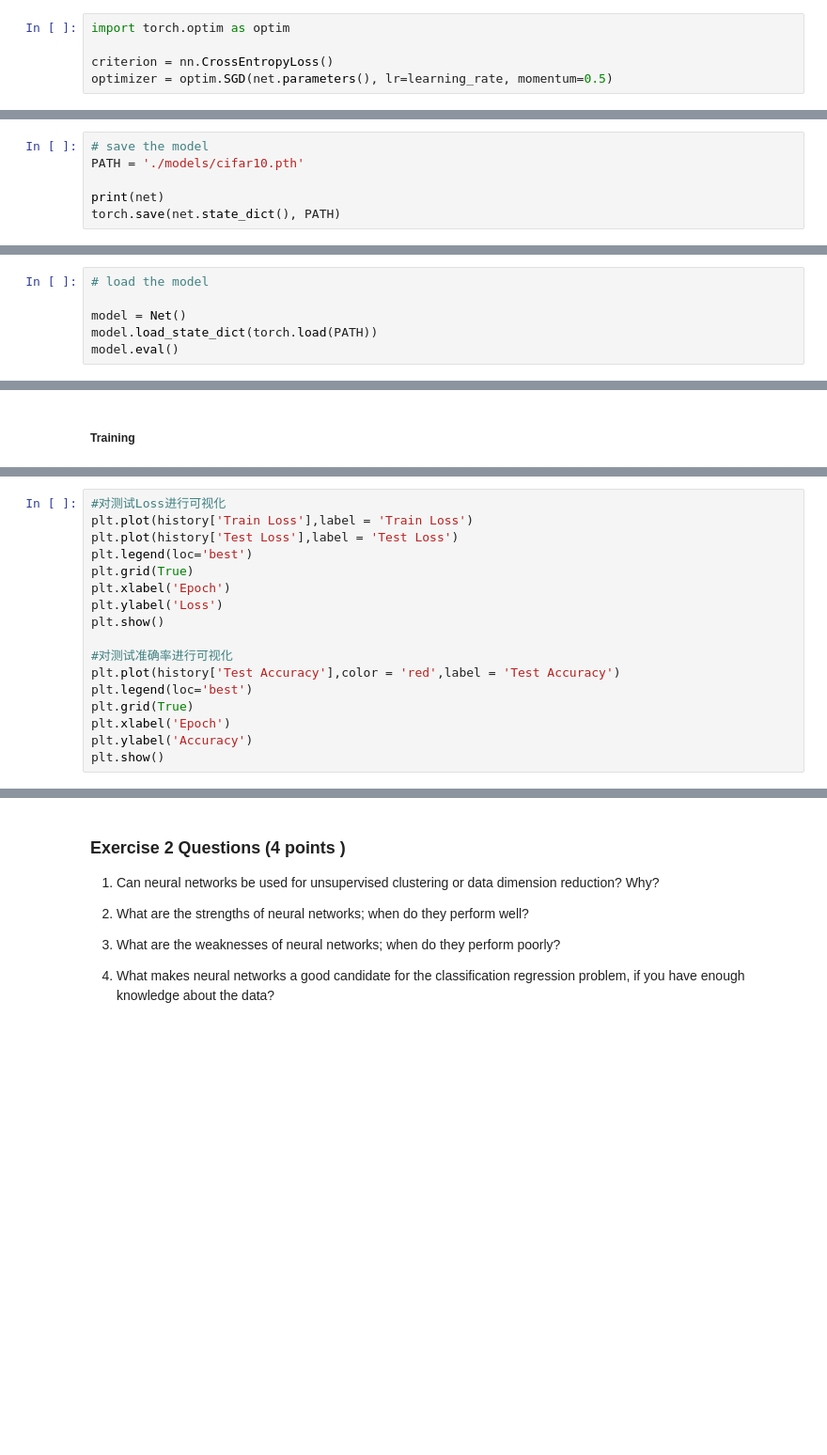
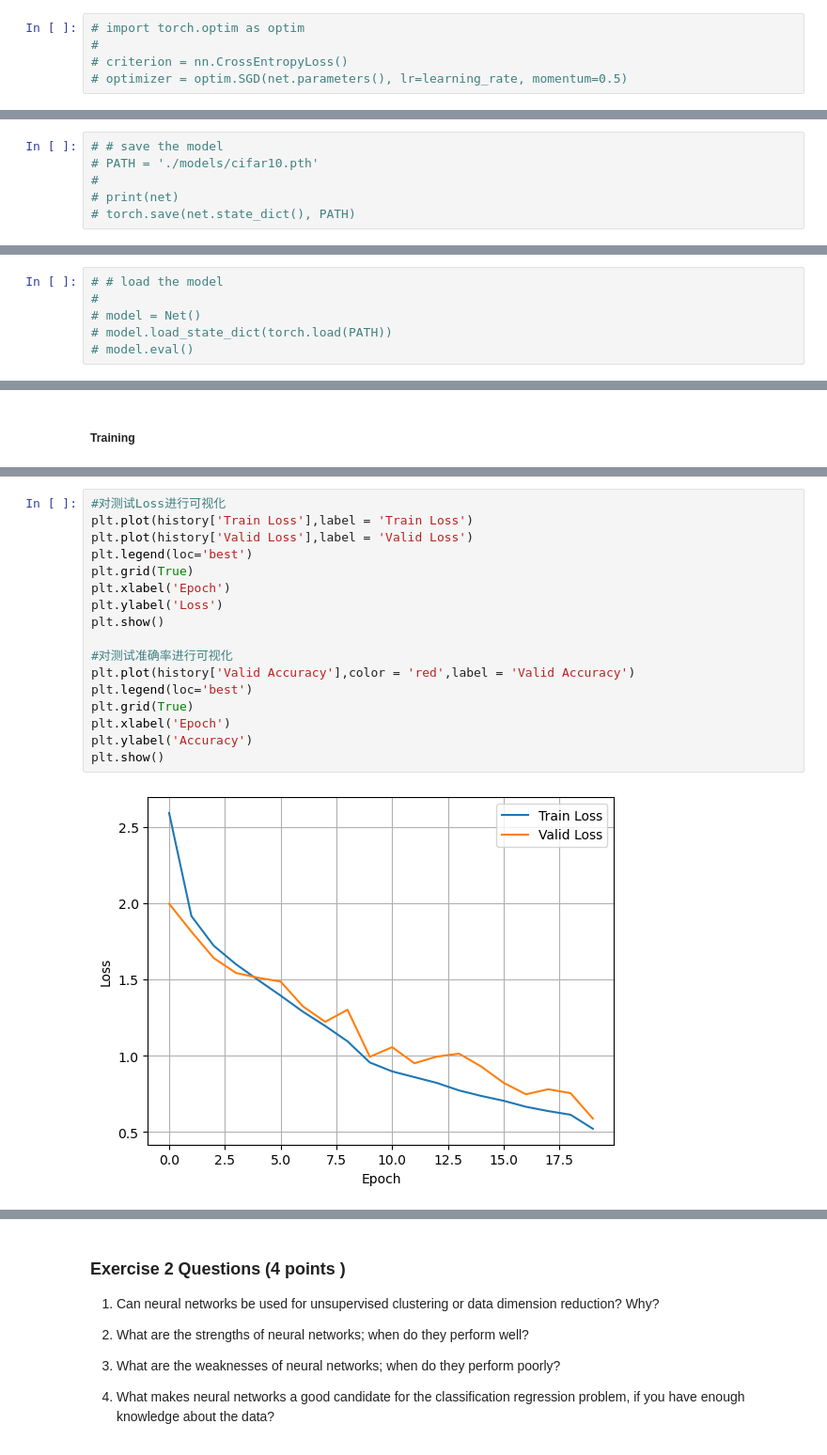
Before and after one commit to inkfin/Machine-Learning-2022F, a Jupyter notebook: Lab8.Convolutional Neural Network/Lab08_11912911_张子越.ipynb, the cells around one changed output, grey strips where cells are left out. Shown at 94% size. Cells and saved outputs as stored; diff of their text form; blank space fills up the shorter version.

```diff
--- a/Lab8.Convolutional Neural Network/Lab08_11912911_张子越.ipynb
+++ b/Lab8.Convolutional Neural Network/Lab08_11912911_张子越.ipynb
@@ -110,6 +163,6 @@ Net(
 # %%
-import torch.optim as optim
-
-criterion = nn.CrossEntropyLoss()
-optimizer = optim.SGD(net.parameters(), lr=learning_rate, momentum=0.5)
+# import torch.optim as optim
+#
+# criterion = nn.CrossEntropyLoss()
+# optimizer = optim.SGD(net.parameters(), lr=learning_rate, momentum=0.5)
 # %%
@@ -187,6 +238,6 @@ Finished Training
 # %%
-# save the model
-PATH = './models/cifar10.pth'
-
-print(net)
-torch.save(net.state_dict(), PATH)
+# # save the model
+# PATH = './models/cifar10.pth'
+#
+# print(net)
+# torch.save(net.state_dict(), PATH)
@@ -203,7 +244,7 @@ RuntimeError: Parent directory ./models does not exist.
 # %%
-# load the model
-
-model = Net()
-model.load_state_dict(torch.load(PATH))
-model.eval()
+# # load the model
+#
+# model = Net()
+# model.load_state_dict(torch.load(PATH))
+# model.eval()
 # %%
@@ -513,17 +619,19 @@ OutOfMemoryError: CUDA out of memory. Tried to allocate 32.00 MiB (GPU 0; 11.78
 # %%
 #对测试Loss进行可视化
 plt.plot(history['Train Loss'],label = 'Train Loss')
-plt.plot(history['Test Loss'],label = 'Test Loss')
+plt.plot(history['Valid Loss'],label = 'Valid Loss')
 plt.legend(loc='best')
 plt.grid(True)
 plt.xlabel('Epoch')
 plt.ylabel('Loss')
 plt.show()
 
 #对测试准确率进行可视化
-plt.plot(history['Test Accuracy'],color = 'red',label = 'Test Accuracy')
+plt.plot(history['Valid Accuracy'],color = 'red',label = 'Valid Accuracy')
 plt.legend(loc='best')
 plt.grid(True)
 plt.xlabel('Epoch')
 plt.ylabel('Accuracy')
 plt.show()
+# %% [output]
+[figure, added]
```
Also changed, not shown: parts of 13 cells of this notebook.
